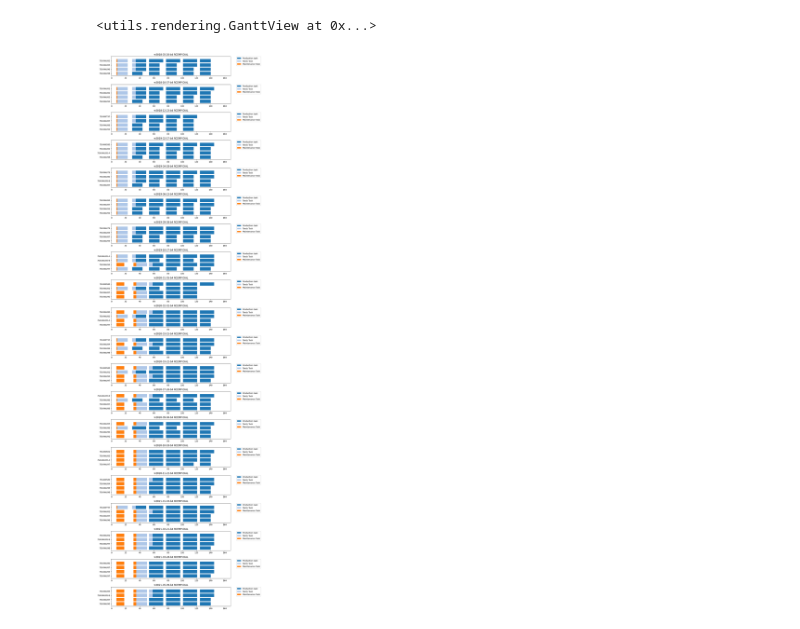
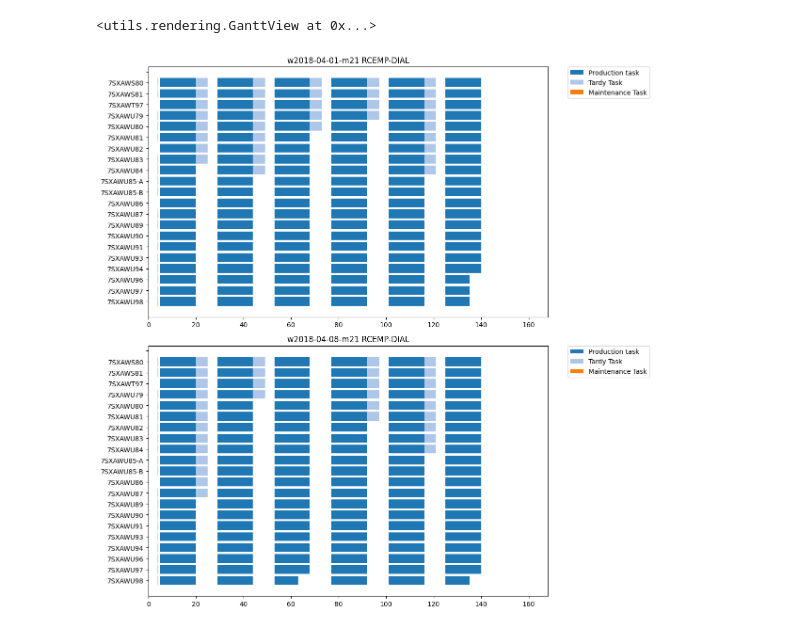
Before and after one commit to MalcomChumchouaPenda/rcemp-dial, a Jupyter notebook: notebooks/analysis_dialysis.ipynb, the cells around one changed output. Cells and saved outputs as stored; diff of their text form; code cells hidden in the pictures.

```diff
--- a/notebooks/analysis_dialysis.ipynb
+++ b/notebooks/analysis_dialysis.ipynb
@@ -16,9 +23,9 @@ ganttview
 <utils.rendering.GanttView at 0x...>
 # %%
 f = lambda exp: f"{exp['problem_name']} {exp['model_name']}"
-ganttview.plot('%b4', '%CEMP%', time_window=(0, 168), title_format=f)
+ganttview.plot('%21', '%CEMP%', time_window=(0, 168), title_format=f)
 # %% [output]
-[figure, old version]
+[figure, new version]
 # %%
 # f = lambda exp: f"{exp['problem_name'][:-2].replace('_', '-')} ({exp['model_name'][:-5]})"
 # f = lambda exp: '(a)' if exp['model_name'][:-5] == 'SCEMP' else '(b)'
```
Also changed, not shown: parts of 24 cells of this notebook, 13 other files.
